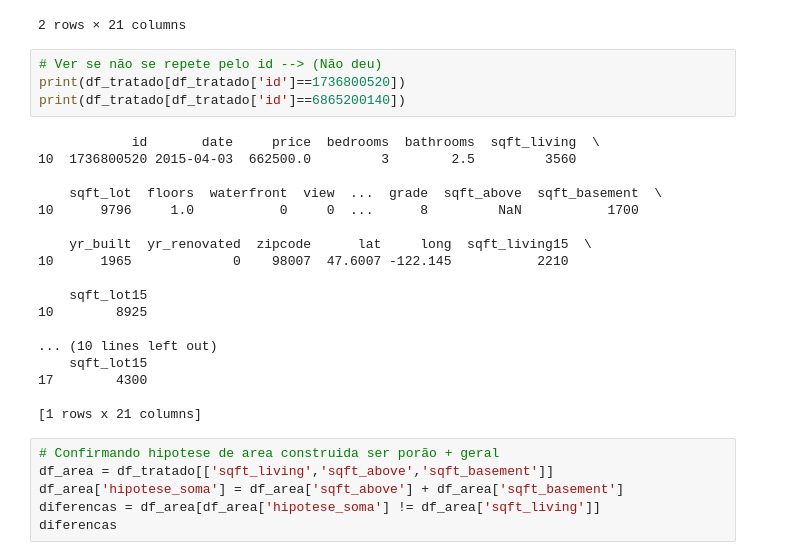
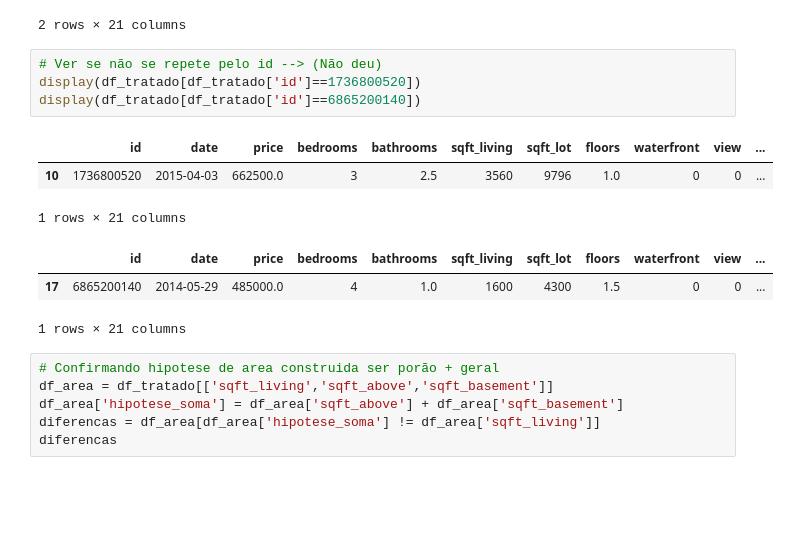
Before and after one commit to programagiovanni-code/sctec_projeto, a Jupyter notebook: tratamento/data_cleaning.ipynb, the cells around one changed output. Saved outputs shown, nothing was run; the diff lists cells and outputs as text; blank space fills up the shorter version.

```diff
--- a/tratamento/data_cleaning.ipynb
+++ b/tratamento/data_cleaning.ipynb
@@ -91,26 +91,15 @@ df_nulos
 2 rows × 21 columns
 # %%
 # Ver se não se repete pelo id --> (Não deu)
-print(df_tratado[df_tratado['id']==1736800520])
-print(df_tratado[df_tratado['id']==6865200140])
+display(df_tratado[df_tratado['id']==1736800520])
+display(df_tratado[df_tratado['id']==6865200140])
 # %% [output]
+|  | id | date | price | bedrooms | bathrooms | sqft_living | sqft_lot | floors | waterfront | view | ... |
+| 10 | 1736800520 | 2015-04-03 | 662500.0 | 3 | 2.5 | 3560 | 9796 | 1.0 | 0 | 0 | ... |
-            id       date     price  bedrooms  bathrooms  sqft_living  \
-10  1736800520 2015-04-03  662500.0         3        2.5         3560
-
-    sqft_lot  floors  waterfront  view  ...  grade  sqft_above  sqft_basement  \
-10      9796     1.0           0     0  ...      8         NaN           1700
-
-    yr_built  yr_renovated  zipcode      lat     long  sqft_living15  \
-10      1965             0    98007  47.6007 -122.145           2210
-
-    sqft_lot15
-10        8925
-
-... (10 lines left out)
-    sqft_lot15
-17        4300
-
-[1 rows x 21 columns]
+1 rows × 21 columns
+|  | id | date | price | bedrooms | bathrooms | sqft_living | sqft_lot | floors | waterfront | view | ... |
+| 17 | 6865200140 | 2014-05-29 | 485000.0 | 4 | 1.0 | 1600 | 4300 | 1.5 | 0 | 0 | ... |
+1 rows × 21 columns
 # %%
 # Confirmando hipotese de area construida ser porão + geral
 df_area = df_tratado[['sqft_living','sqft_above','sqft_basement']]
```
